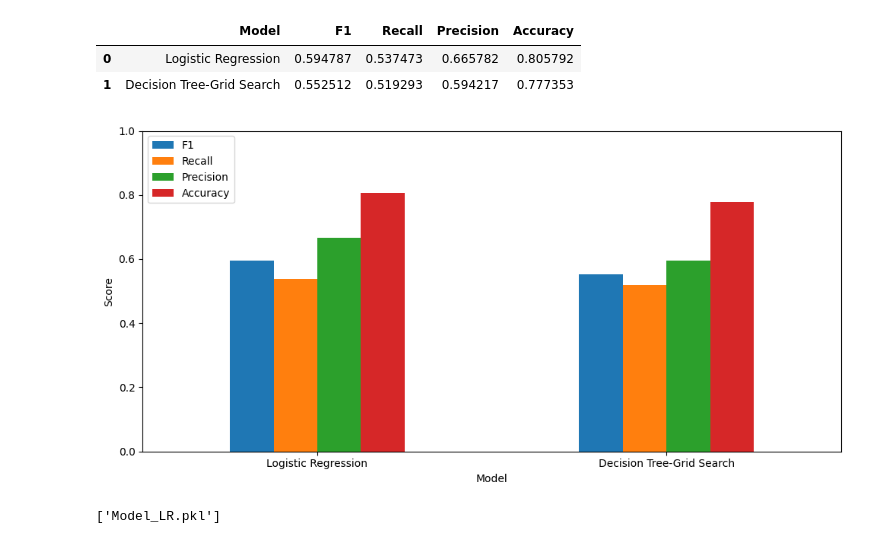
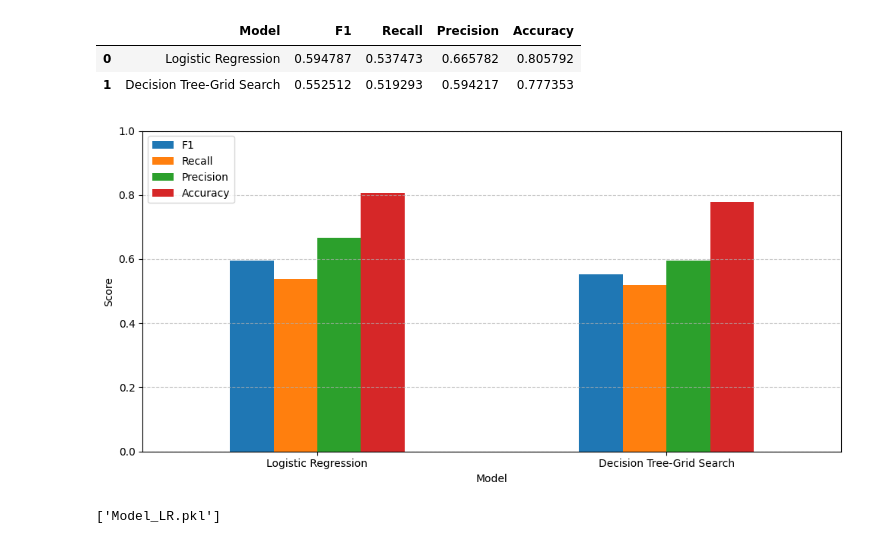
Before and after one commit to hamnaawaseem/Customer-Churn-Prediction, a Jupyter notebook: churn_notebook.ipynb, the cells around one changed output. Cells and saved outputs as stored; diff of their text form; code cells hidden in the pictures.

Commit message:
Added data visualization graphs to improve clarity

```diff
--- a/churn_notebook.ipynb
+++ b/churn_notebook.ipynb
@@ -298,15 +320,16 @@ final_eval
 # %%
 # Comparing both Models (logistic regression & decision tree) - PART 1
 # Visualization
 metrics_plot = final_eval.set_index('Model')
 metrics_plot.plot(kind='bar', figsize=(10, 5))
 plt.ylabel('Score')
 plt.ylim(0, 1)
 plt.xticks(rotation=0)
+plt.grid(axis='y', linestyle='--', alpha=0.7)
 plt.tight_layout()
 plt.show()
 # %% [output]
-[figure, old version]
+[figure, new version]
 # %%
 # saving the logistic regression model
 joblib.dump(LR_model, 'Model_LR.pkl')
```
Also changed, not shown: parts of 3 cells of this notebook.
